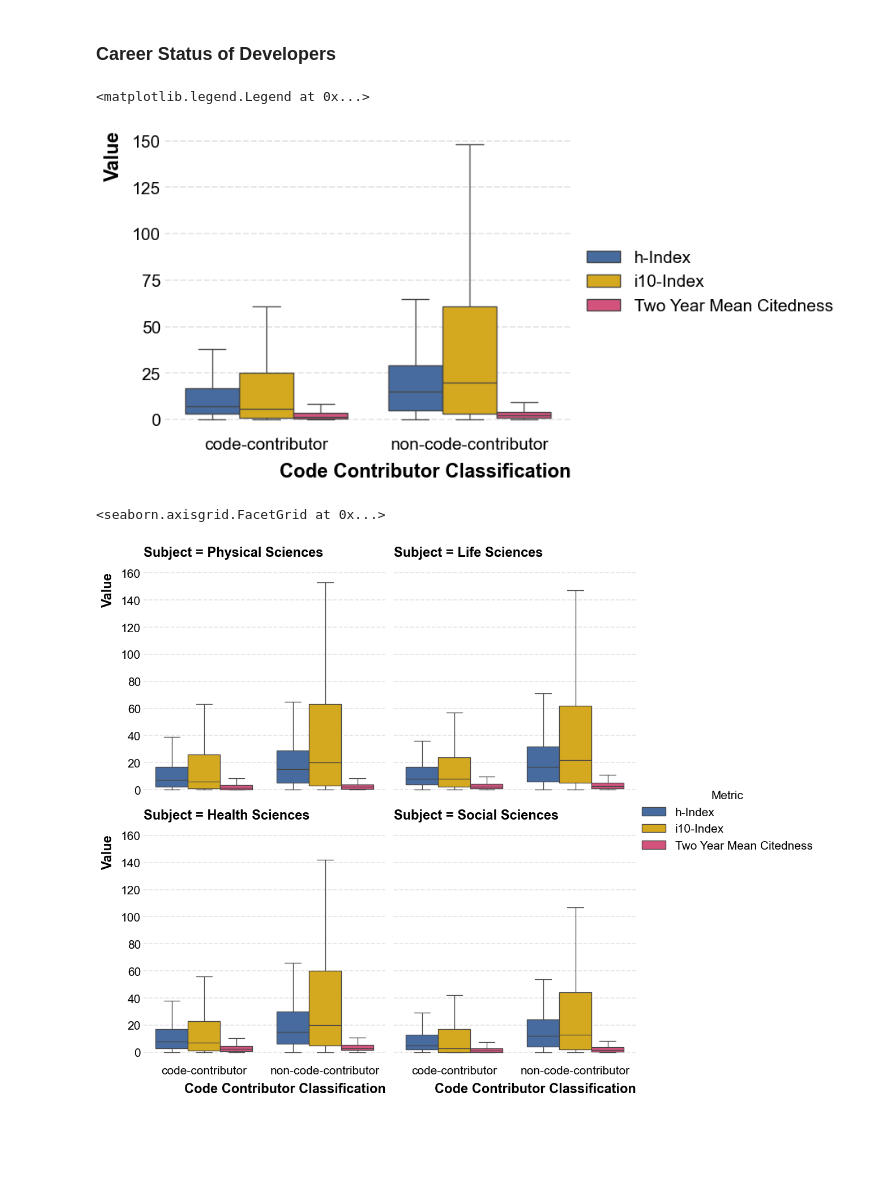
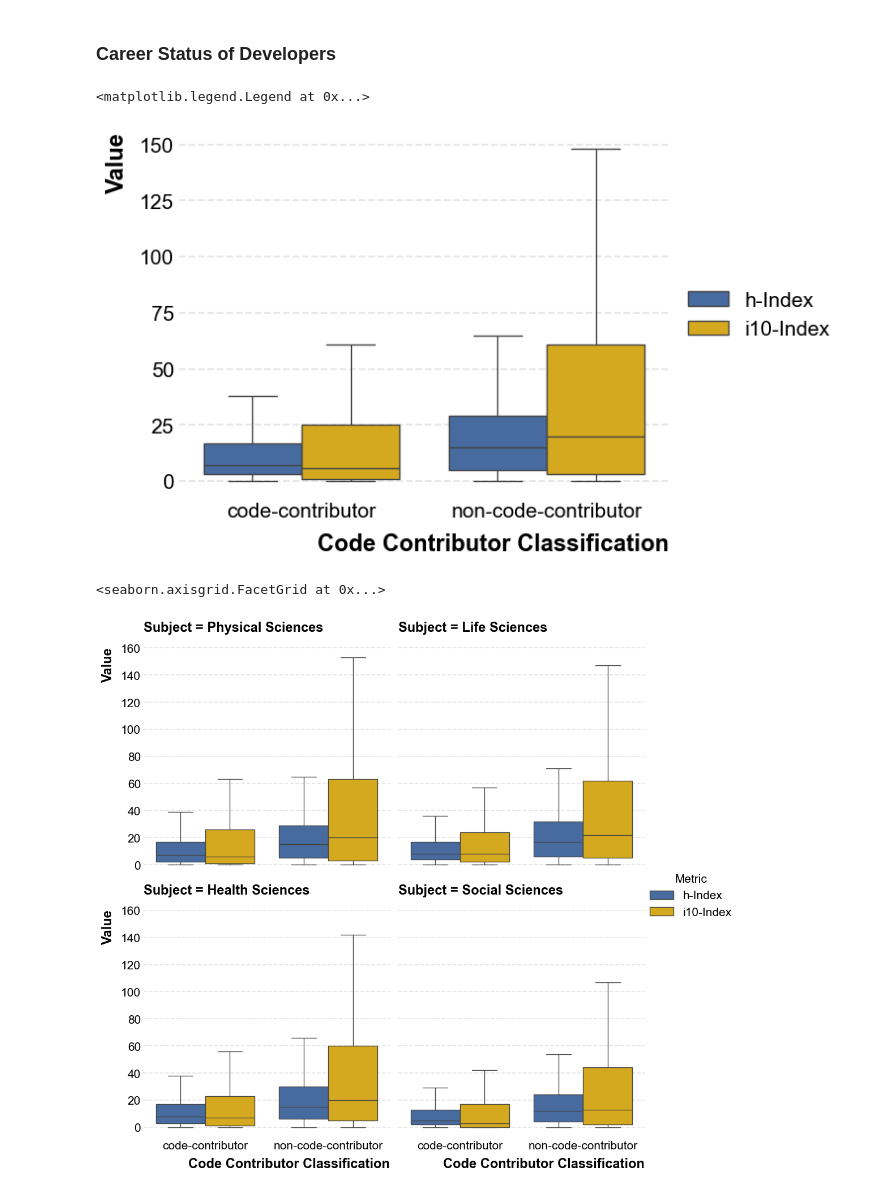
Before and after one commit to evamaxfield/rs-graph, a Jupyter notebook: notebooks/icssi.ipynb, the cells around one changed output. Drawn from its saved outputs; the diff is of its cells as text; code cells hidden in the pictures; blank space fills up the shorter version.

```diff
--- a/notebooks/icssi.ipynb
+++ b/notebooks/icssi.ipynb
@@ -809,12 +819,13 @@ matched_doc_contribs_df = (
     )
     .agg(
         {
+            "document_researcher_position": "first",
             "code_contributor_cls": "first",
             # "researcher_works_count": "first",
             # "researcher_cited_by_count": "first",
             "researcher_h_index": "first",
             "researcher_i10_index": "first",
-            "researcher_two_year_mean_citedness": "first",
+            # "researcher_two_year_mean_citedness": "first",
             "topic_field_name": lambda x: x.mode()[0],
         }
     )
@@ -826,36 +837,42 @@ matched_doc_contribs_df = matched_doc_contribs_df.rename(
     columns={
         "code_contributor_cls": "Code Contributor Classification",
         # "researcher_works_count": "Articles",
         # "researcher_cited_by_count": "Total Citations",
         "researcher_h_index": "h-Index",
         "researcher_i10_index": "i10-Index",
-        "researcher_two_year_mean_citedness": "Two Year Mean Citedness",
+        # "researcher_two_year_mean_citedness": "Two Year Mean Citedness",
         "topic_field_name": "Subject",
+        "document_researcher_position": "Author Position",
     }
 )
 
 # Make long format
 matched_doc_contribs_df_long = matched_doc_contribs_df.melt(
-    id_vars=["researcher_id", "Subject", "Code Contributor Classification"],
+    id_vars=[
+        "researcher_id",
+        "Subject",
+        "Code Contributor Classification",
+        "Author Position",
+    ],
     var_name="Metric",
     value_name="Value",
 )
 
 # Make boxplot
 sns.boxplot(
     matched_doc_contribs_df_long,
     hue="Metric",
     y="Value",
     x="Code Contributor Classification",
     showfliers=False,
     legend=True,
 )
 
 # Move legend outside to middle right
 plt.legend(loc="center left", bbox_to_anchor=(1, 0.5))
 # %% [output]
 <matplotlib.legend.Legend at 0x...>
-[figure, old version]
+[figure, new version]
 # %%
 # Plot violinplots
 sns.catplot(
@@ -872,7 +889,7 @@ sns.catplot(
 )
 # %% [output]
 <seaborn.axisgrid.FacetGrid at 0x...>
-[figure, old version]
+[figure, new version]
 # %%
 # T-tests for each metric
 for metric in matched_doc_contribs_df_long["Metric"].unique():
```
Also changed, not shown: parts of 12 cells of this notebook, 1 other file.
